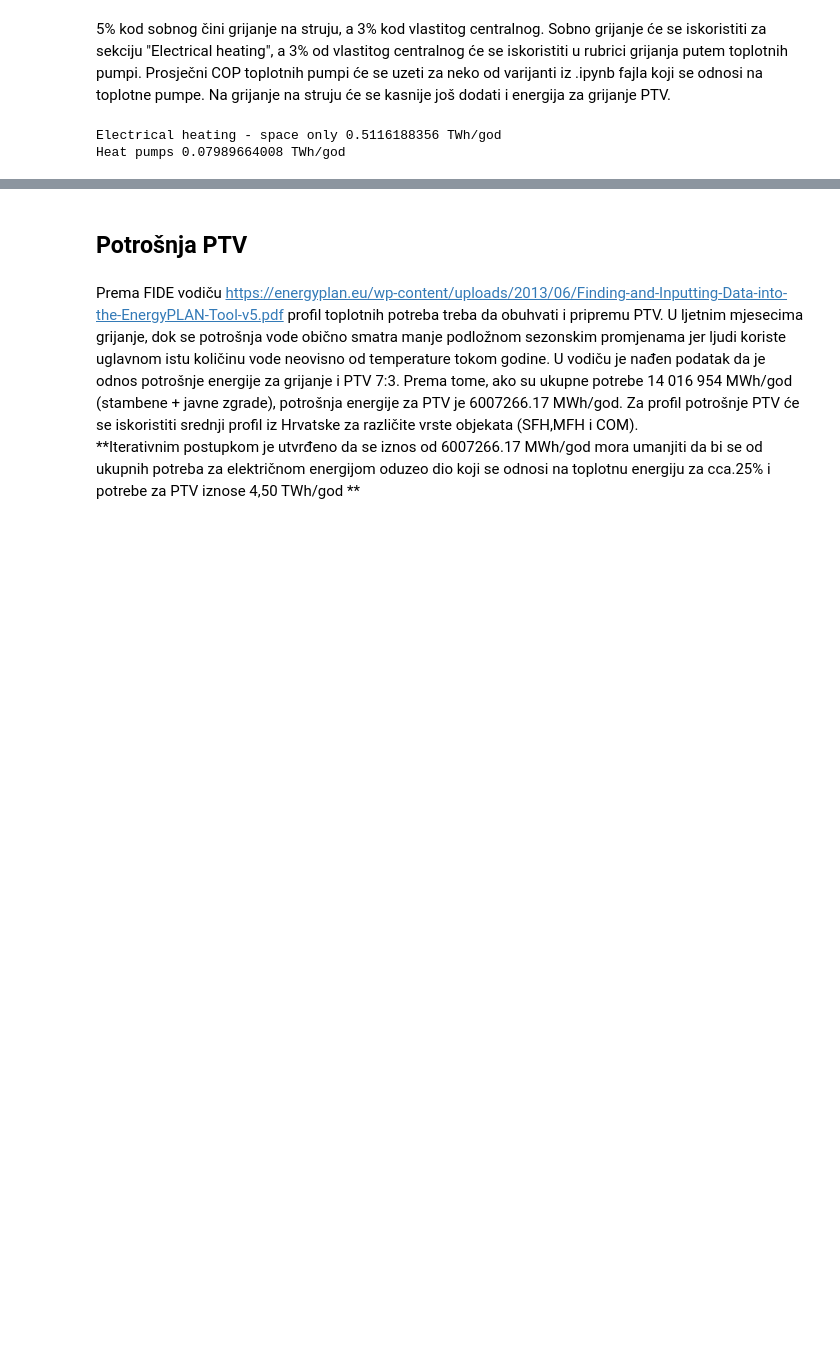
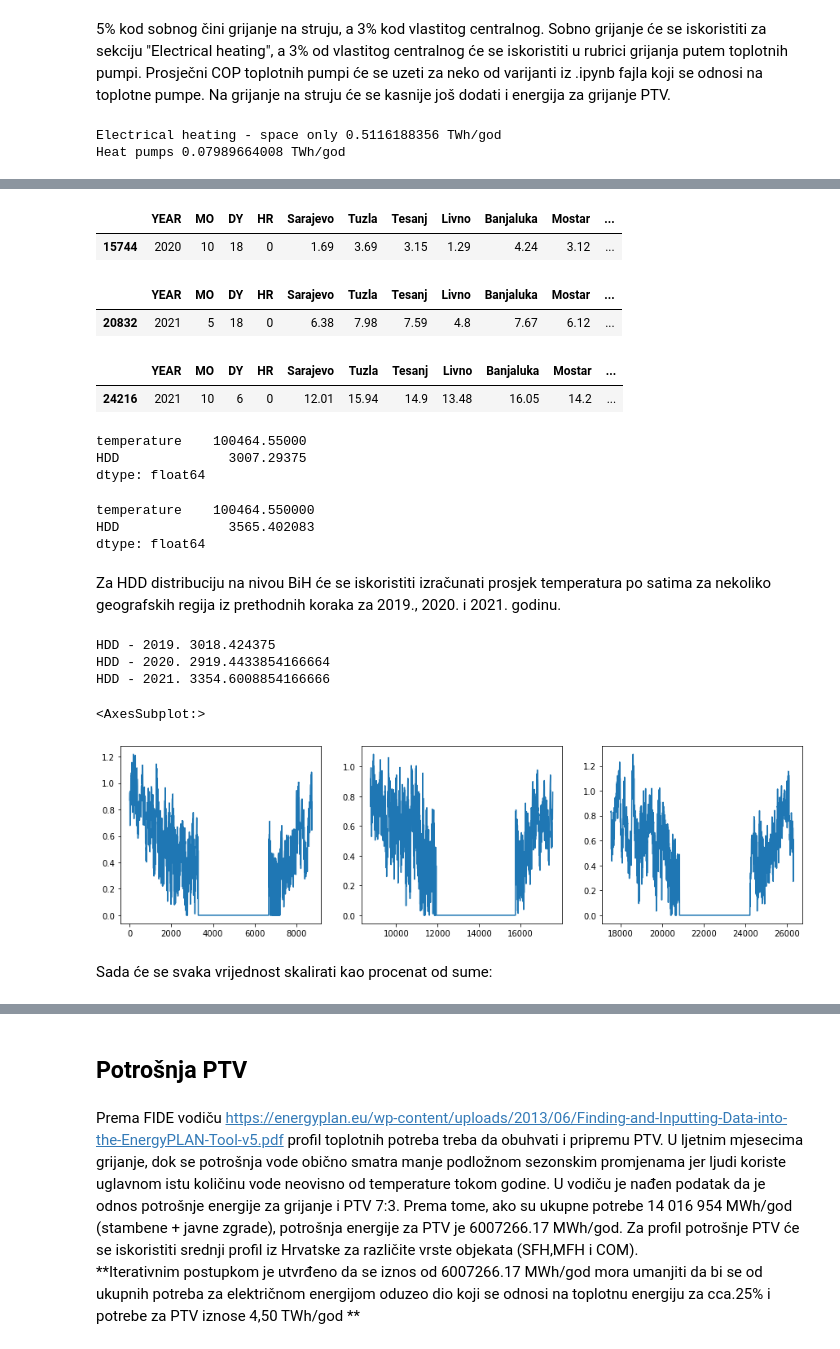
Before and after one commit to ehlimana/Electricity-analysis, a Jupyter notebook: Heat_demand.ipynb, the cells around one changed output, grey strips where cells are left out. Drawn from its saved outputs; the diff is of its cells as text; code cells hidden in the pictures; blank space fills up the shorter version.

```diff
--- a/Heat_demand.ipynb
+++ b/Heat_demand.ipynb
@@ -1167,0 +1209,19 @@ Heat pumps 0.07989664008 TWh/god
+# %%
+#naći index datuma:
+
+temp_cities[(temp_cities["YEAR"]==2020)&(temp_cities["MO"]==10)&(temp_cities["DY"]==18)&(temp_cities["HR"]==0)]
+# %% [output]
+|  | YEAR | MO | DY | HR | Sarajevo | Tuzla | Tesanj | Livno | Banjaluka | Mostar | ... |
+| 15744 | 2020 | 10 | 18 | 0 | 1.69 | 3.69 | 3.15 | 1.29 | 4.24 | 3.12 | ... |
+# %%
+#naći index datuma:
+
+temp_cities[(temp_cities["YEAR"]==2021)&(temp_cities["MO"]==5)&(temp_cities["DY"]==18)&(temp_cities["HR"]==0)]
+# %% [output]
+|  | YEAR | MO | DY | HR | Sarajevo | Tuzla | Tesanj | Livno | Banjaluka | Mostar | ... |
+| 20832 | 2021 | 5 | 18 | 0 | 6.38 | 7.98 | 7.59 | 4.8 | 7.67 | 6.12 | ... |
+# %%
+temp_cities[(temp_cities["YEAR"]==2021)&(temp_cities["MO"]==10)&(temp_cities["DY"]==6)&(temp_cities["HR"]==0)]
+# %% [output]
+|  | YEAR | MO | DY | HR | Sarajevo | Tuzla | Tesanj | Livno | Banjaluka | Mostar | ... |
+| 24216 | 2021 | 10 | 6 | 0 | 12.01 | 15.94 | 14.9 | 13.48 | 16.05 | 14.2 | ... |
@@ -1167,0 +1235,60 @@ Heat pumps 0.07989664008 TWh/god
+# %%
+HDD_2018.sum()
+# %% [output]
+temperature    100464.55000
+HDD              3007.29375
+dtype: float64
+# %%
+#NASA-ini podaci
+HDD_NASA=output1
+difference_NASA=(20.5-temp_cities[temp_cities["YEAR"]==2019]["Sarajevo"].values )/24
+HDD_NASA=HDD_NASA.assign(HDD=difference_NASA)
+HDD_NASA.loc[3288:6672,"HDD"]=0
+HDD_NASA.loc[HDD_NASA["HDD"]<=0,"HDD"]=0
+HDD_NASA.sum()
+# %% [output]
+temperature    100464.550000
+HDD              3565.402083
+dtype: float64
+# %% [markdown]
+Za HDD distribuciju na nivou BiH će se iskoristiti izračunati prosjek temperatura po satima za nekoliko geografskih regija iz prethodnih koraka za 2019., 2020. i 2021. godinu.
+# %%
+
+HDD_2019=averaget_by_hour_2019
+difference_2019=(20.5-HDD_2019["temperature"].values )/24
+
+HDD_2019=HDD_2019.assign(HDD=difference_2019)
+HDD_2019.loc[3288:6672,"HDD"]=0
+HDD_2019.loc[HDD_2019["HDD"]<=0,"HDD"]=0
+
+HDD_2020=averaget_by_hour_2020
+difference_2020=(20.5-HDD_2020["temperature"].values )/24
+
+HDD_2020=HDD_2020.assign(HDD=difference_2020)
+HDD_2020.loc[11928:15744,"HDD"]=0
+HDD_2020.loc[HDD_2020["HDD"]<=0,"HDD"]=0
+
+HDD_2021=averaget_by_hour_2021
+difference_2021=(20.5-HDD_2021["temperature"].values )/24
+HDD_2021=HDD_2021.assign(HDD=difference_2021)
+HDD_2021.loc[20832:24216,"HDD"]=0
+HDD_2021.loc[HDD_2021["HDD"]<=0,"HDD"]=0
+# %%
+print("HDD - 2019.",HDD_2019["HDD"].sum())
+print("HDD - 2020.",HDD_2020["HDD"].sum())
+print("HDD - 2021.",HDD_2021["HDD"].sum())
+# %% [output]
+HDD - 2019. 3018.424375
+HDD - 2020. 2919.4433854166664
+HDD - 2021. 3354.6008854166666
+# %%
+fig,ax=plt.subplots(ncols=3, figsize=(15,4))
+
+HDD_2019["HDD"].plot(ax=ax[0])
+HDD_2020["HDD"].plot(ax=ax[1])
+HDD_2021["HDD"].plot(ax=ax[2])
+# %% [output]
+<AxesSubplot:>
+[figure, added]
+# %% [markdown]
+Sada će se svaka vrijednost skalirati kao procenat od sume:
```
Also changed, not shown: parts of 18 cells of this notebook, 3 other files.
